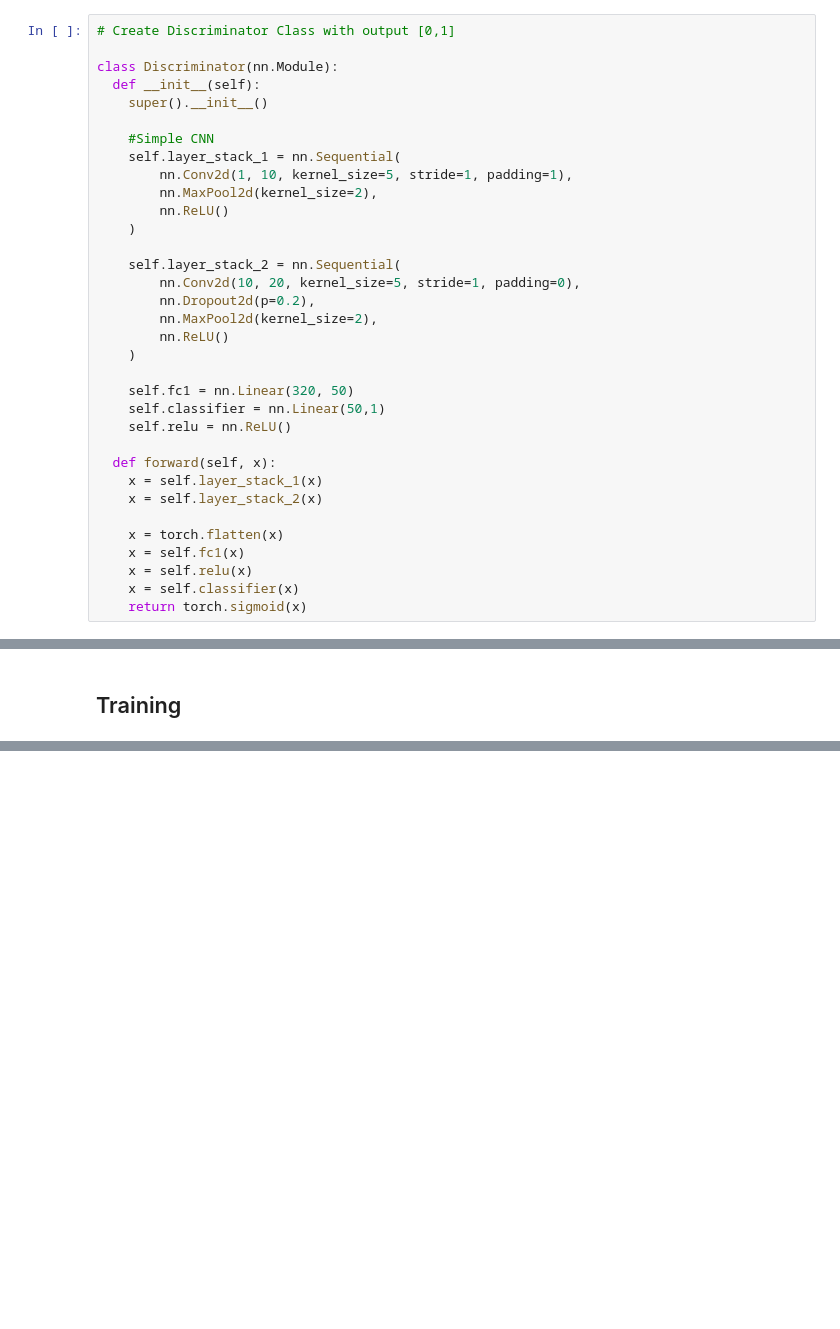
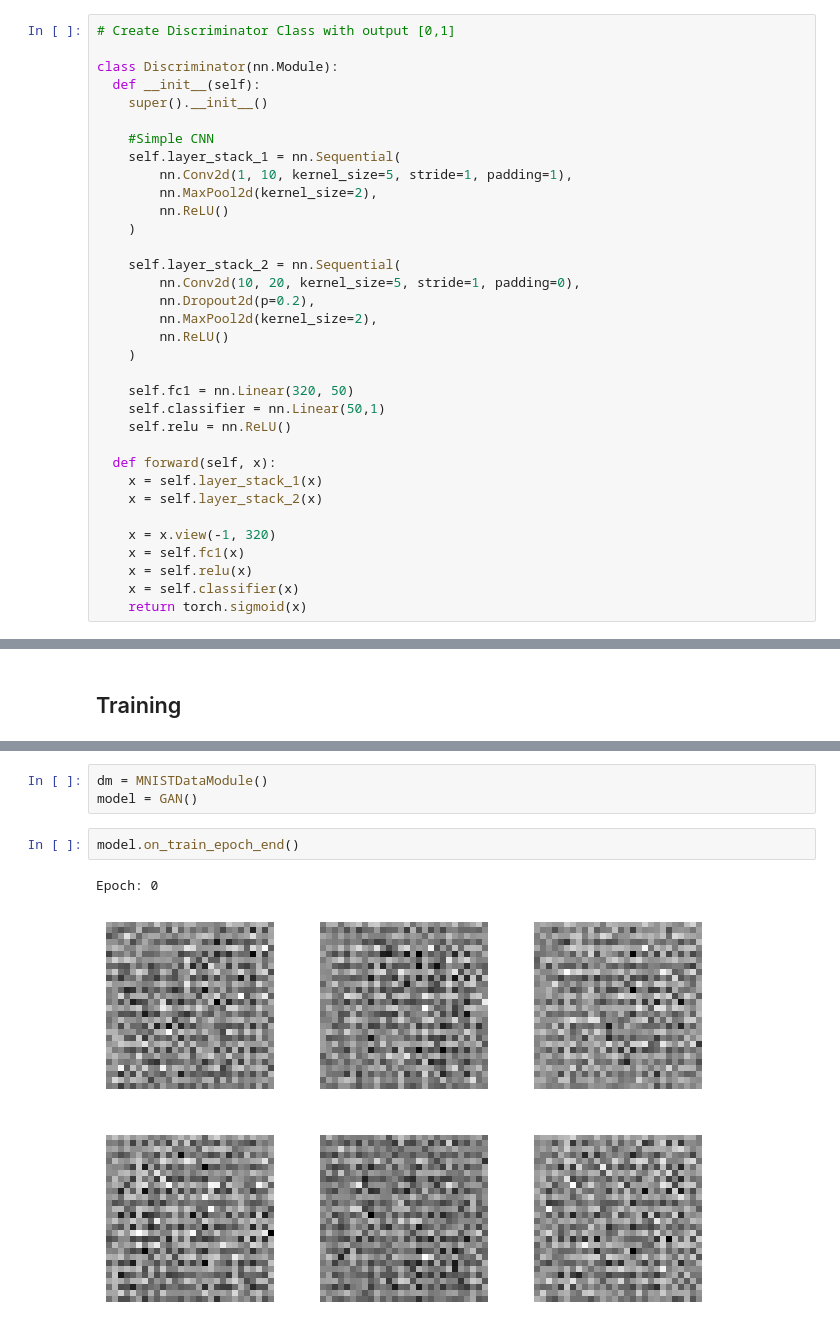
Before and after one commit to TerryTian21/PyTorch-Practice, a Jupyter notebook: Tutorials/Intro_to_GANs.ipynb, the cells around one changed output, grey strips where cells are left out. Cells and saved outputs as stored; diff of their text form; blank space fills up the shorter version.

```diff
--- a/Tutorials/Intro_to_GANs.ipynb
+++ b/Tutorials/Intro_to_GANs.ipynb
@@ -118,7 +118,7 @@ class Discriminator(nn.Module):
     x = self.layer_stack_1(x)
     x = self.layer_stack_2(x)
 
-    x = torch.flatten(x)
+    x = x.view(-1, 320)
     x = self.fc1(x)
     x = self.relu(x)
     x = self.classifier(x)
@@ -189,0 +319,8 @@ class Generator(nn.Module):
+# %%
+dm = MNISTDataModule()
+model = GAN()
+# %%
+model.on_train_epoch_end()
+# %% [output]
+Epoch: 0
+[figure, added]
```
Also changed, not shown: parts of 17 cells of this notebook.
